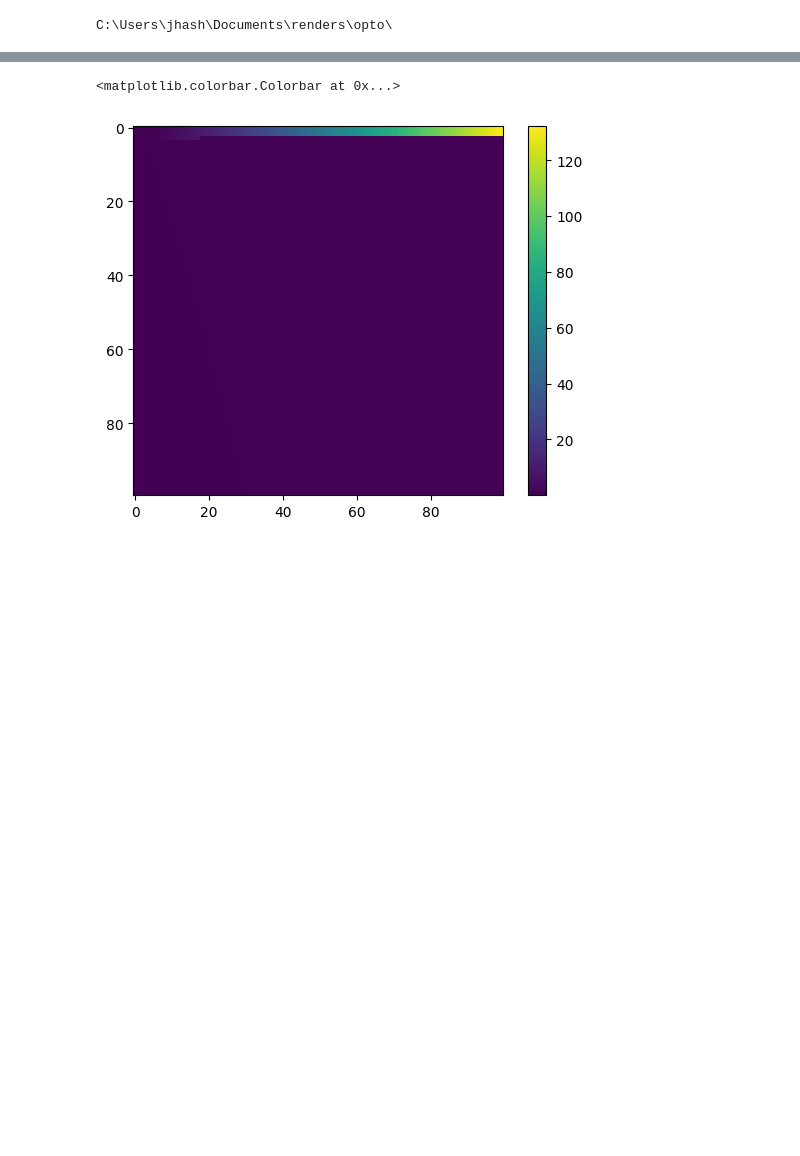
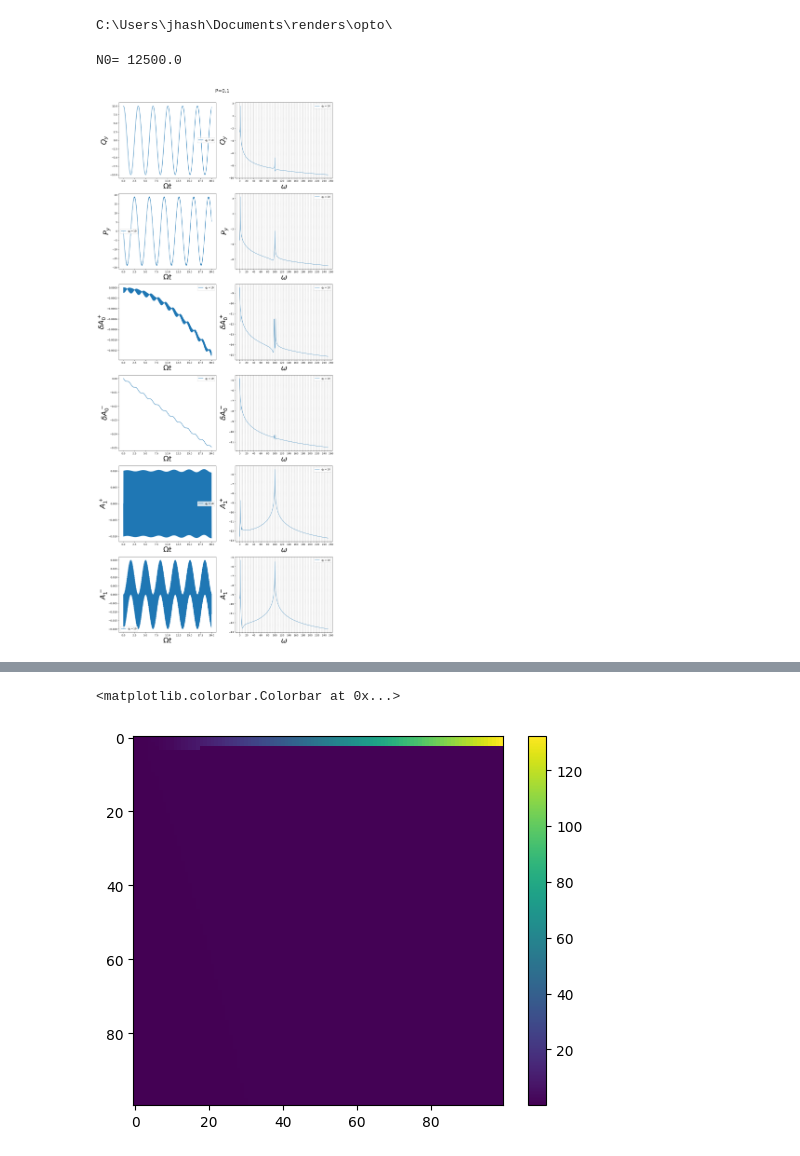
Before and after one commit to Satyamjha2/Optomechanics, a Jupyter notebook: NM_non_linear_v3.ipynb, the cells around one changed output, grey strips where cells are left out. Cells and saved outputs as stored; diff of their text form; code cells hidden in the pictures; blank space fills up the shorter version.

```diff
--- a/NM_non_linear_v3.ipynb
+++ b/NM_non_linear_v3.ipynb
@@ -123,0 +201,49 @@ def reduced_evolve(z0,tf,param_list,N_step=300,method="DOP853"):
+# %%
+g_z1=0############
+P=0.1 ############### CRITICAL parameter
+g_y=1e-1
+N0=(P*del_omega)**3/(8*g_y**2)
+print("N0=",np.round(N0))
+# title='$g_y={0}\Omega  \: ; \: N_0={1} \: ; \: P_c={2}$'.format(g_y,N0,P)
+
+label_list=["$Q_z$","$P_z$","$Q_y$","$P_y$","$\delta A_0^+$","$\delta A_0^-$","$A_1^+$","$A_1^-$","$H$","$N$"]
+tf=2e1
+N_step=10000
+qy_0_list=[10]
+sf,ef=1,800
+om=2*np.pi*np.arange(N_step//2+1)[sf:ef]/tf
+fig, axs = plt.subplots(6, 2,figsize=(16,40))
+
+for qy_0 in (qy_0_list):
+    z_0=np.array([0,0,qy_0,0,0,0,0,0])
+
+    param_list=[g_z1,g_y,del_omega,N0]   ##g_z0,g_z1,g_y,ohm, omega_0, omega_1, del_omega, N_eq
+    zz,t=real_evolve(z_0,tf,param_list,N_step)
+    label="$q_0={0}$".format(qy_0)
+    for i in range(6):
+#         axs[i,0].plot(t,zz[i]/qy_0**2,label=label)
+        axs[i,0].plot(t,zz[i+2],label=label)
+        zff=np.log(np.abs(np.fft.rfft(zz[i+2]))/N_step)
+#         zff=(np.abs(np.fft.rfft(zz[i]))/N_step)
+        axs[i,1].plot(om,zff[sf:ef],label=label,linewidth=1)
+title="P={0}".format(P)
+plt.suptitle(title,fontsize=20,y=0.9)
+
+for i in range(6):
+    axs[i,0].set_ylabel(label_list[i+2],fontsize=30)
+    axs[i,0].set_xlabel('$\Omega t$',fontsize=30)
+    axs[i,0].legend()
+
+    axs[i,1].set_ylabel(label_list[i+2],fontsize=30)
+    axs[i,1].set_xlabel('$\omega$',fontsize=30)
+    axs[i,1].legend()
+    axs[i,1].xaxis.set_major_locator(plticker.MultipleLocator(20*2))
+    axs[i,1].xaxis.set_minor_locator(plticker.MultipleLocator(4*2))
+    axs[i,1].grid(axis = 'x',which="major")
+    axs[i,1].grid(axis = 'x',which="minor", linestyle='--')
+    #     axs[i//2,i%2].legend(fontsize=12)
+
+plt.show()
+# %% [output]
+N0= 12500.0
+[figure, added]
```
Also changed, not shown: parts of 11 cells of this notebook.
